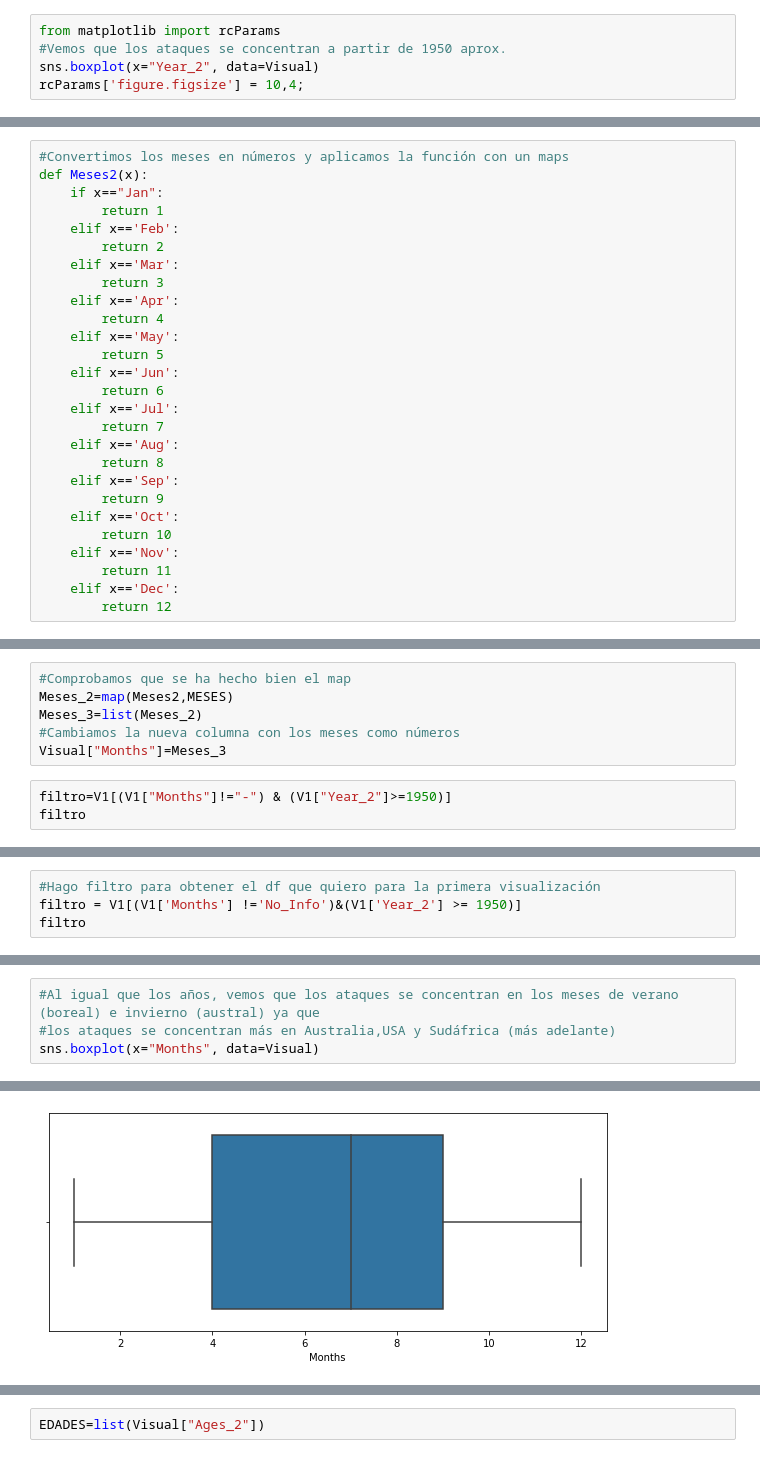
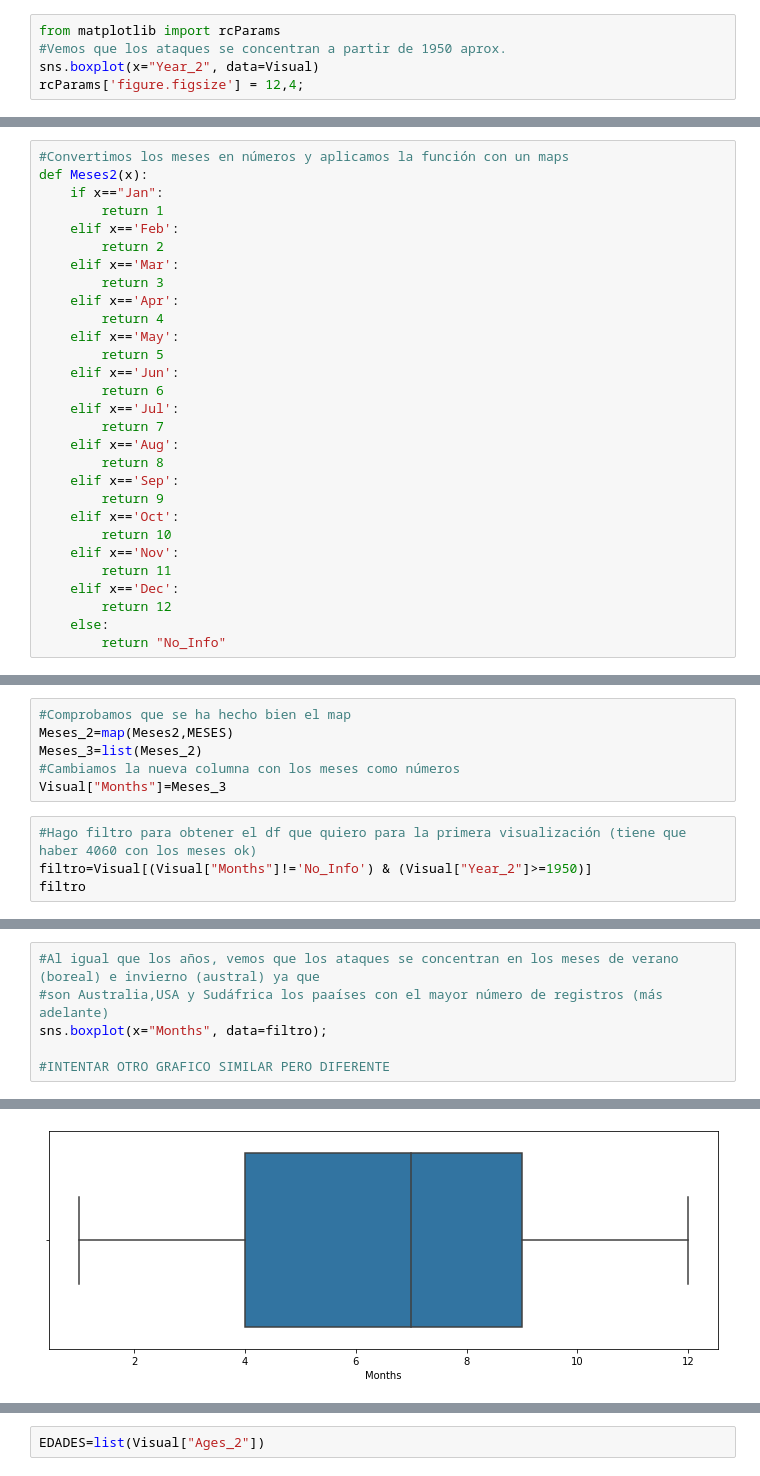
Before and after one commit to IsabelGarcia11/data-cleaning-pandas, a Jupyter notebook: Yourcode/Vis-pandas.ipynb, the cells around one changed output, grey strips where cells are left out. Cells and saved outputs as stored; diff of their text form.

```diff
--- a/Yourcode/Vis-pandas.ipynb
+++ b/Yourcode/Vis-pandas.ipynb
@@ -66,5 +70,5 @@ Visual["Year_2"]=cambio
 from matplotlib import rcParams
 #Vemos que los ataques se concentran a partir de 1950 aprox.
 sns.boxplot(x="Year_2", data=Visual)
-rcParams['figure.figsize'] = 10,4;
+rcParams['figure.figsize'] = 12,4;
 # %% [output]
@@ -98,3 +102,5 @@ def Meses2(x):
         return 11
     elif x=='Dec':
         return 12
+    else:
+        return "No_Info"
@@ -107,7 +118,8 @@ Meses_3=list(Meses_2)
 #Cambiamos la nueva columna con los meses como números
 Visual["Months"]=Meses_3
 # %%
-filtro=V1[(V1["Months"]!="-") & (V1["Year_2"]>=1950)]
+#Hago filtro para obtener el df que quiero para la primera visualización (tiene que haber 4060 con los meses ok)
+filtro=Visual[(Visual["Months"]!='No_Info') & (Visual["Year_2"]>=1950)]
 filtro
 # %% [output]
 |  | age | fatal_yn | Year_2 | Type_attack | country_2 | Gender2 | Ages_2 | Months | Fatality |
@@ -126,4 +137,0 @@ filtro
-# %%
-#Hago filtro para obtener el df que quiero para la primera visualización
-filtro = V1[(V1['Months'] !='No_Info')&(V1['Year_2'] >= 1950)]
-filtro
@@ -154,5 +144,7 @@ sns.histplot(x=filtro.Year_2, bins=30, fill=None, kde=True)
 # %%
 #Al igual que los años, vemos que los ataques se concentran en los meses de verano (boreal) e invierno (austral) ya que
-#los ataques se concentran más en Australia,USA y Sudáfrica (más adelante)
-sns.boxplot(x="Months", data=Visual)
+#son Australia,USA y Sudáfrica los paaíses con el mayor número de registros (más adelante)
+sns.boxplot(x="Months", data=filtro);
+
+#INTENTAR OTRO GRAFICO SIMILAR PERO DIFERENTE
 # %% [output]
@@ -160 +151 @@ sns.boxplot(x="Months", data=Visual)
-[figure, old version]
+[figure, new version]
```
Also changed, not shown: parts of 29 cells of this notebook.
